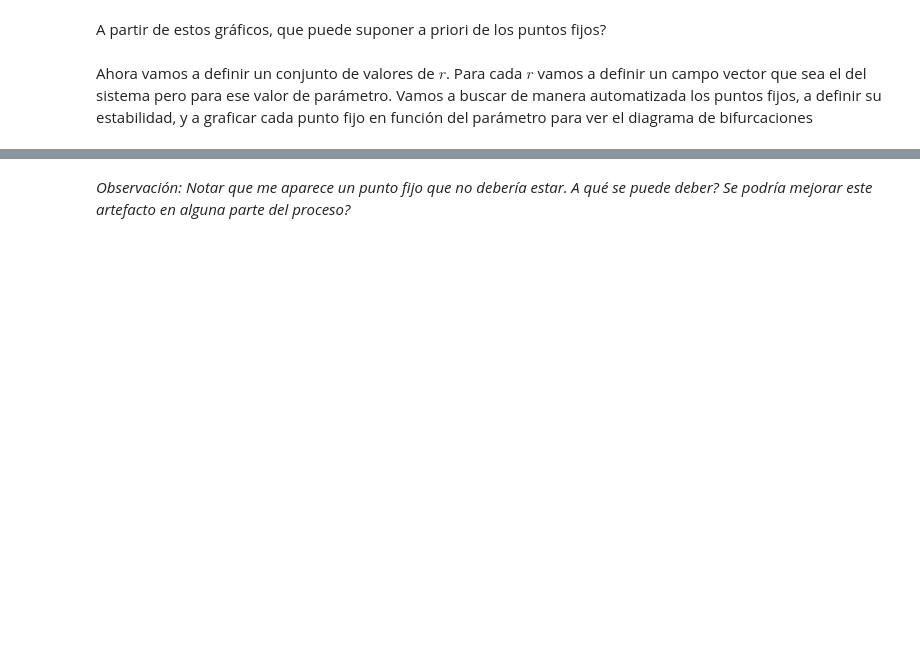
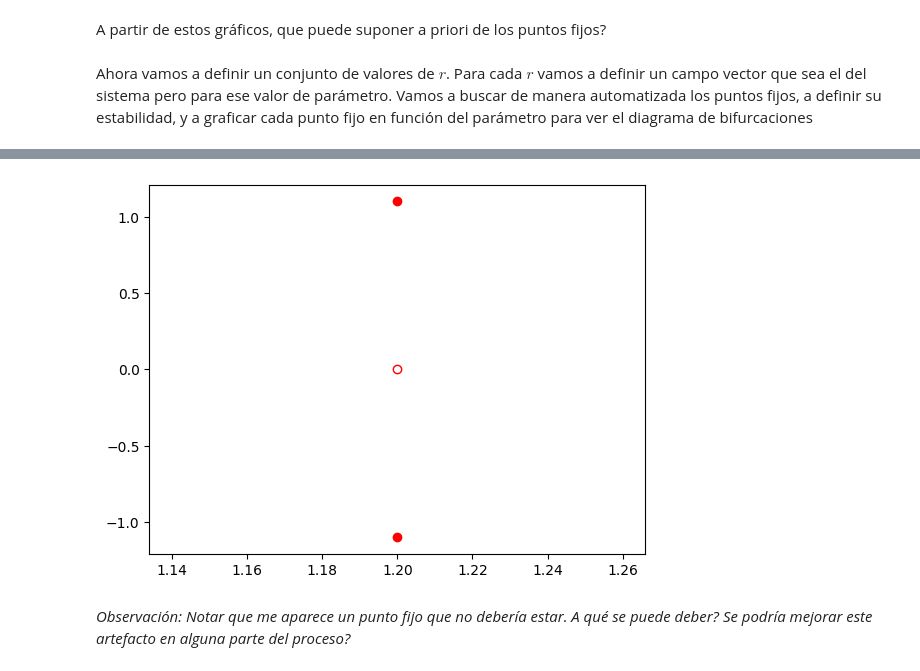
Before and after one commit to HBocaccio/NumLabIMC, a Jupyter notebook: Colabs/nb02_Derivacion.ipynb, the cells around one changed output, grey strips where cells are left out. Cells and saved outputs as stored; diff of their text form; code cells hidden in the pictures; blank space fills up the shorter version.

```diff
--- a/Colabs/nb02_Derivacion.ipynb
+++ b/Colabs/nb02_Derivacion.ipynb
@@ -352,3 +437,16 @@ plt.show()
+# %%
+r = rs[-4]
+def campovector_r(x):
+    return campovector(x, r)
+puntosfijos = root_finder(campovector_r, x, N=N)
+pendientes = []
+for x0 in puntosfijos:
+    p = derivar(f=campovector_r, x0=x0)
+    pendientes.append(p)
+    plt.plot(r, x0, 'o', markerfacecolor=markerfcolors[int(p < 0)], markeredgecolor=markerecolors[int(p < 0)])
+plt.show()
+# %% [output]
+[figure, added]
 # %% [markdown]
 *Observación: Notar que me aparece un punto fijo que no debería estar. A qué se puede deber? Se podría mejorar este artefacto en alguna parte del proceso?*
 # %% [markdown]
```
Also changed, not shown: parts of 36 cells of this notebook, 1 other file.
